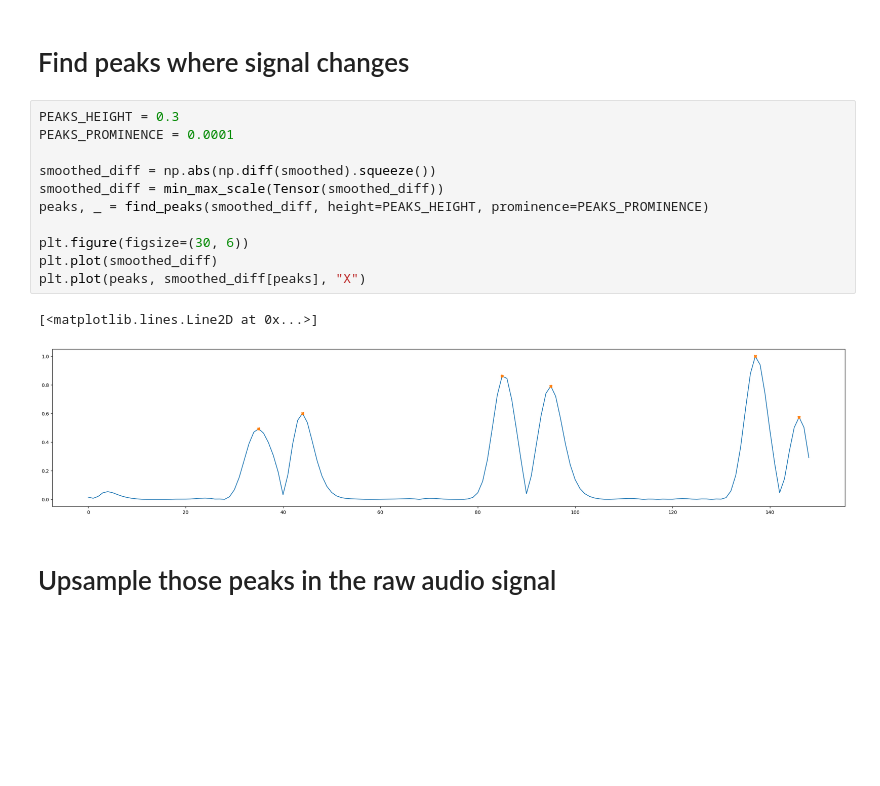
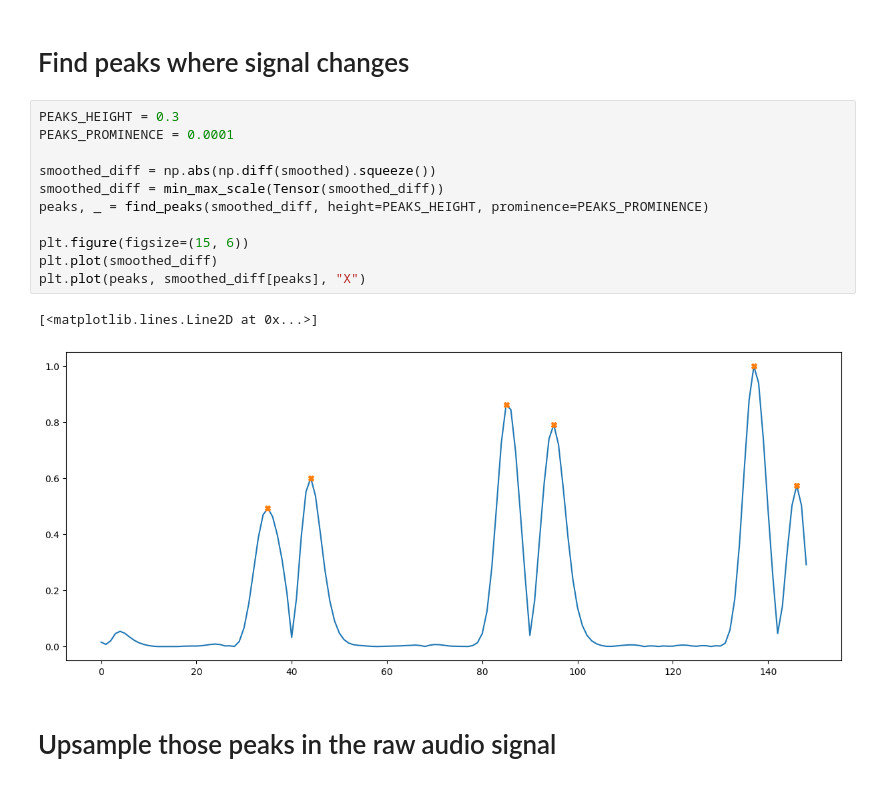
Before and after one commit to Afroefras/coratech, a Jupyter notebook: notebooks/trigger_notification_digital.ipynb, the cells around one changed output. Cells and saved outputs as stored; diff of their text form; blank space fills up the shorter version.

```diff
--- a/notebooks/trigger_notification_digital.ipynb
+++ b/notebooks/trigger_notification_digital.ipynb
@@ -68,17 +67,17 @@ Audio(smoothed, rate=sample_rate / DOWNSAMPLE_FACTOR, autoplay=True)
 # %%
 PEAKS_HEIGHT = 0.3
 PEAKS_PROMINENCE = 0.0001
 
 smoothed_diff = np.abs(np.diff(smoothed).squeeze())
 smoothed_diff = min_max_scale(Tensor(smoothed_diff))
 peaks, _ = find_peaks(smoothed_diff, height=PEAKS_HEIGHT, prominence=PEAKS_PROMINENCE)
 
-plt.figure(figsize=(30, 6))
+plt.figure(figsize=(15, 6))
 plt.plot(smoothed_diff)
 plt.plot(peaks, smoothed_diff[peaks], "X")
 # %% [output]
 [<matplotlib.lines.Line2D at 0x...>]
-[figure, old version]
+[figure, new version]
 # %% [markdown]
 # Upsample those peaks in the raw audio signal
 # %%
```
Also changed, not shown: parts of 1 cell of this notebook.
